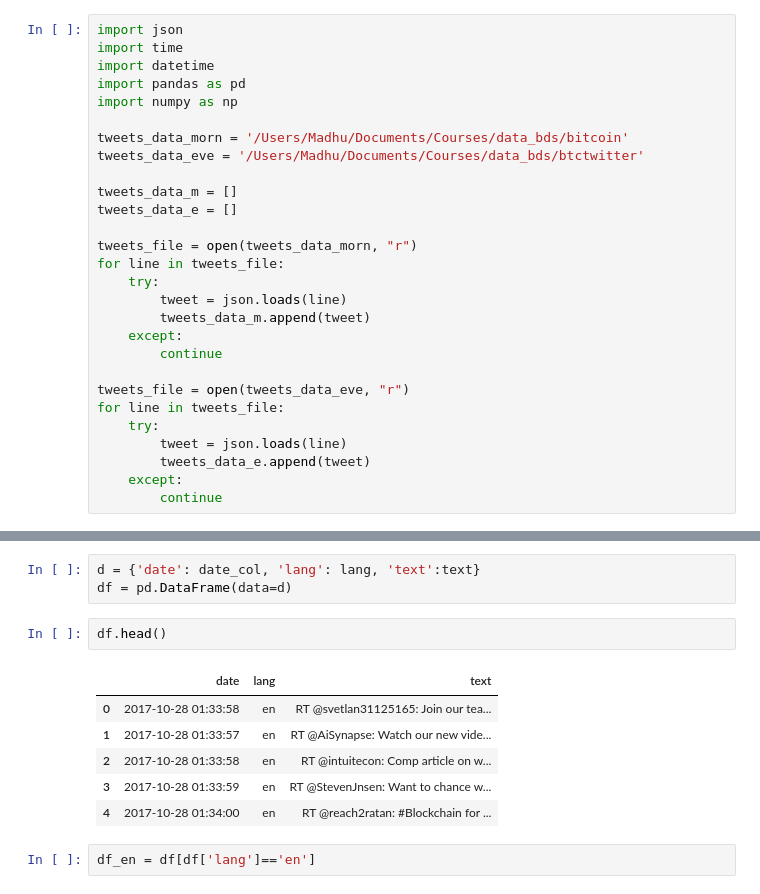
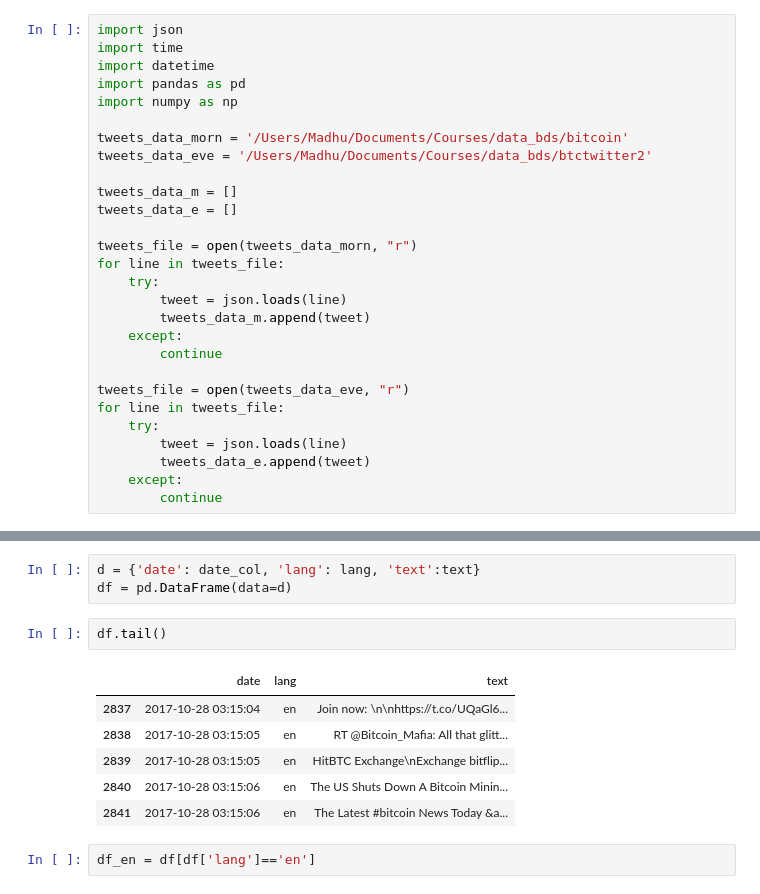
Before and after one commit to madhulekha-arun/SentimentAnalysis, a Jupyter notebook: BTC ETH.ipynb, the cells around one changed output, grey strips where cells are left out. Cells and saved outputs as stored; diff of their text form.

```diff
--- a/BTC ETH.ipynb
+++ b/BTC ETH.ipynb
@@ -10,7 +10,7 @@ import pandas as pd
 import numpy as np
 
 tweets_data_morn = '/Users/Madhu/Documents/Courses/data_bds/bitcoin'
-tweets_data_eve = '/Users/Madhu/Documents/Courses/data_bds/btctwitter'
+tweets_data_eve = '/Users/Madhu/Documents/Courses/data_bds/btctwitter2'
 
 tweets_data_m = []
 tweets_data_e = []
@@ -58,14 +58,14 @@ for line in tweets_data_e:
 d = {'date': date_col, 'lang': lang, 'text':text}
 df = pd.DataFrame(data=d)
 # %%
-df.head()
+df.tail()
 # %% [output]
 |  | date | lang | text |
-| 0 | 2017-10-28 01:33:58 | en | RT @svetlan31125165: Join our tea... |
-| 1 | 2017-10-28 01:33:57 | en | RT @AiSynapse: Watch our new vide... |
-| 2 | 2017-10-28 01:33:58 | en | RT @intuitecon: Comp article on w... |
-| 3 | 2017-10-28 01:33:59 | en | RT @StevenJnsen: Want to chance w... |
-| 4 | 2017-10-28 01:34:00 | en | RT @reach2ratan: #Blockchain for ... |
+| 2837 | 2017-10-28 03:15:04 | en | Join now: \n\nhttps://t.co/UQaGl6... |
+| 2838 | 2017-10-28 03:15:05 | en | RT @Bitcoin_Mafia: All that glitt... |
+| 2839 | 2017-10-28 03:15:05 | en | HitBTC Exchange\nExchange bitflip... |
+| 2840 | 2017-10-28 03:15:06 | en | The US Shuts Down A Bitcoin Minin... |
+| 2841 | 2017-10-28 03:15:06 | en | The Latest #bitcoin News Today &a... |
 # %%
 df_en = df[df['lang']=='en']
 # %%
```
Also changed, not shown: parts of 22 cells of this notebook.
